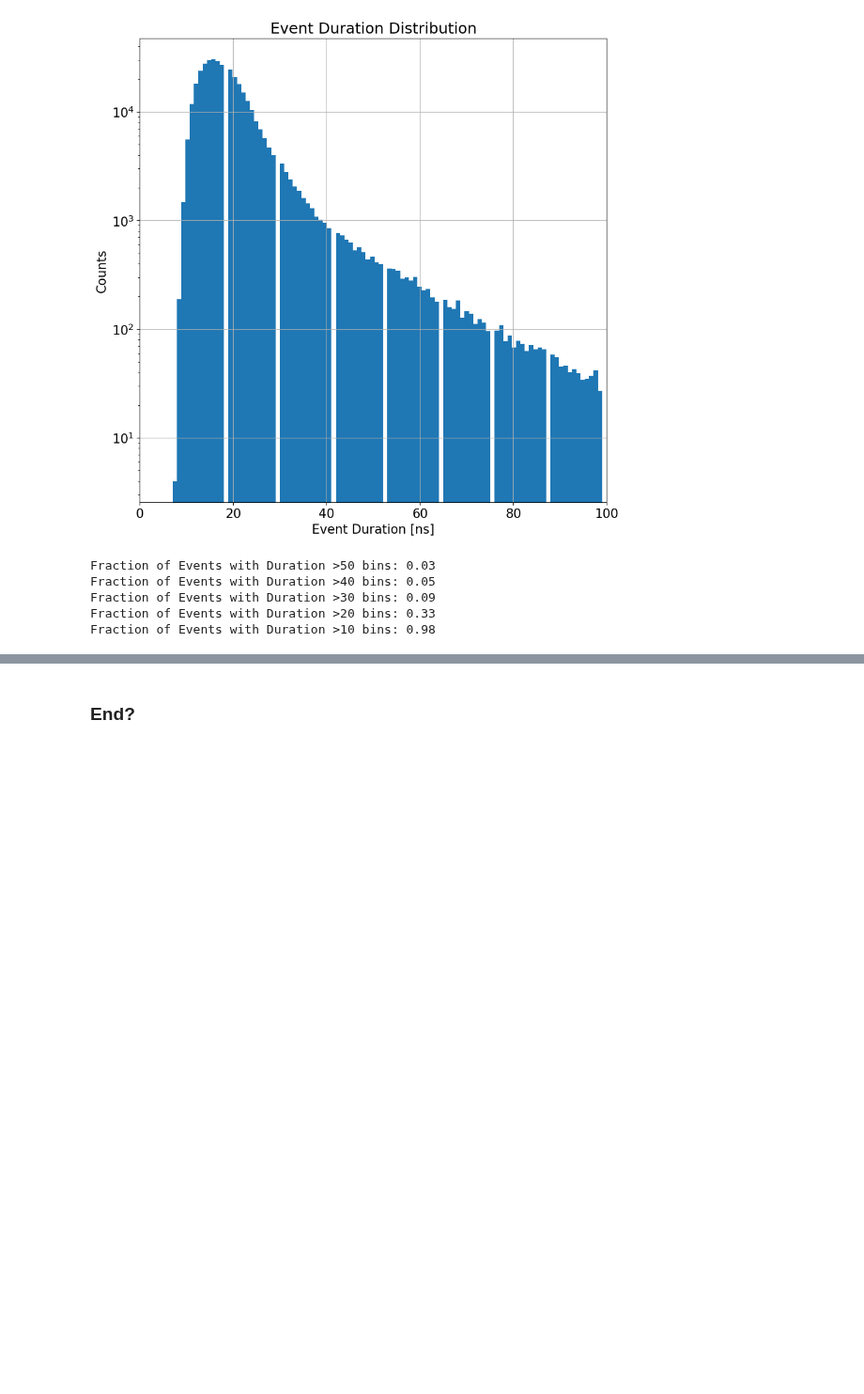
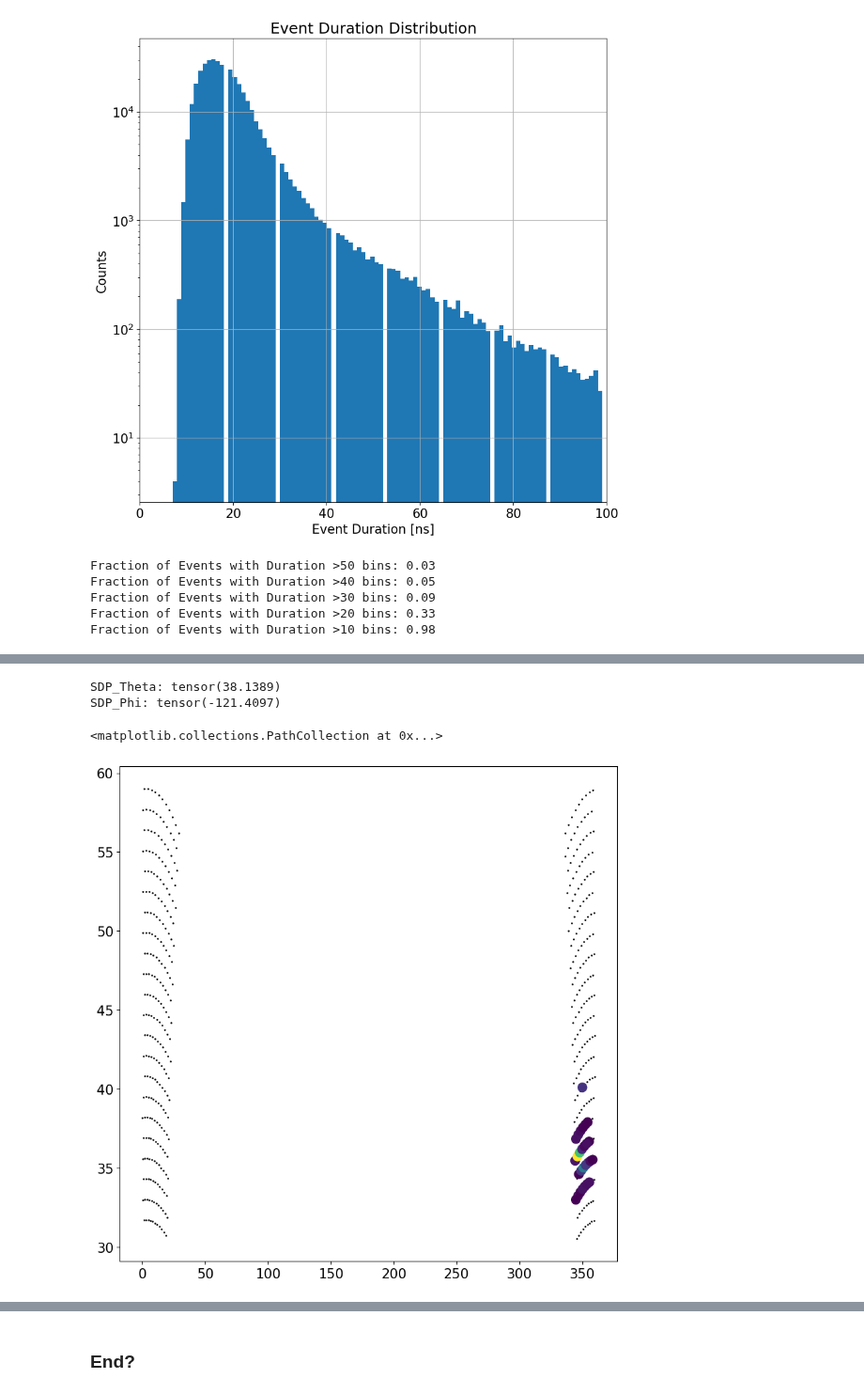
Before and after one commit to fedor-tairli/CDEProject, a Jupyter notebook: Dataset/TestingDataset_2.ipynb, the cells around one changed output, grey strips where cells are left out. Shown at 94% size. Saved outputs shown, nothing was run; the diff lists cells and outputs as text; code cells hidden in the pictures; blank space fills up the shorter version.

```diff
--- a/Dataset/TestingDataset_2.ipynb
+++ b/Dataset/TestingDataset_2.ipynb
@@ -112,3 +115,5 @@ Event level keys:
      PulseStart
      PulseCentroid
      PulseStop
+# %%
+AllPossiblePixelDirections = pd.read_csv('../ReadingData/camera_view_table_with_HEAT_down.txt',sep=' ',header=None,names = ['EyeID','TelID','PixID','Theta','Phi'])
@@ -498,18 +286,0 @@ plt.hist(All_SDP_PHI,bins=100)
-# %%
-All_PulseCentroid = []
-All_Status        = []
-
-for i, Event in enumerate(Dataset):
-    if i%10000 == 0: print(f'    Processing PulseCentroid {i} / {len(Dataset)}')
-    These_PulseCentroids = Event.get_pixel_values('PulseCentroid')
-    These_Statuses       = Event.get_pixel_values('Status')
-    if torch.sum(These_Statuses == 4) == 0:continue
-
-    The_Min_PulseCentroid = torch.min(These_PulseCentroids)
-    These_PulseCentroids -= The_Min_PulseCentroid
-
-    All_PulseCentroid.append(These_PulseCentroids)
-    All_Status.append(These_Statuses)
-
-All_PulseCentroid = torch.cat(All_PulseCentroid).numpy()
-All_Status        = torch.cat(All_Status).numpy()
@@ -553,0 +326,41 @@ Ratio of Status !=4 vs Status == 4: 3.241048610366039
+# %%
+CO_BackwallAngle = 243.0219
+
+N   = np.random.randint(0,10000)
+Event = Dataset.get_event_by_index(N)
+SDP_Theta = Event.get_value('Gen_SDPTheta')
+SDP_Phi   = Event.get_value('Gen_SDPPhi')
+
+
+All_pixel_Ids = Event.get_pixel_values('PixelID')
+All_TelIDs    = Event.get_pixel_values('TelID')
+All_Charge    = Event.get_pixel_values('Charge')
+
+WantedTelID = torch.unique(All_TelIDs)[0].item()
+
+Mask = (AllPossiblePixelDirections['EyeID'] == 5) & (AllPossiblePixelDirections['TelID'] == WantedTelID)
+# print('MaskSum`:',np.sum(Mask))
+
+All_Thetas = np.zeros(len(All_pixel_Ids))
+All_Phi   = np.zeros(len(All_pixel_Ids))
+
+for i,pixelID in enumerate(All_pixel_Ids):
+    pixelID = int(pixelID.item()) - 440*(All_TelIDs[i].item()-1)
+    # print('PixelID:',pixelID)
+    All_Thetas[i] = AllPossiblePixelDirections[Mask]['Theta'][AllPossiblePixelDirections['PixID'] == pixelID].values[0]
+    All_Phi[i]   = AllPossiblePixelDirections[Mask]['Phi'][AllPossiblePixelDirections['PixID'] == pixelID].values[0]
+
+SDP_Theta = Event.get_value('Gen_SDPTheta')
+SDP_Phi   = Event.get_value('Gen_SDPPhi')
+
+print('SDP_Theta:',SDP_Theta*180/np.pi)
+print('SDP_Phi:',SDP_Phi*180/np.pi)
+
+plt.figure()
+plt.scatter(AllPossiblePixelDirections[Mask]['Phi'],AllPossiblePixelDirections[Mask]['Theta'],c='k',label='All Possible Directions',s=1)
+plt.scatter(All_Phi                                ,All_Thetas,c = All_Charge,label='Event Directions',s=100)
+# %% [output]
+SDP_Theta: tensor(38.1389)
+SDP_Phi: tensor(-121.4097)
+<matplotlib.collections.PathCollection at 0x...>
+[figure, added]
```
Also changed, not shown: parts of 20 cells of this notebook.
